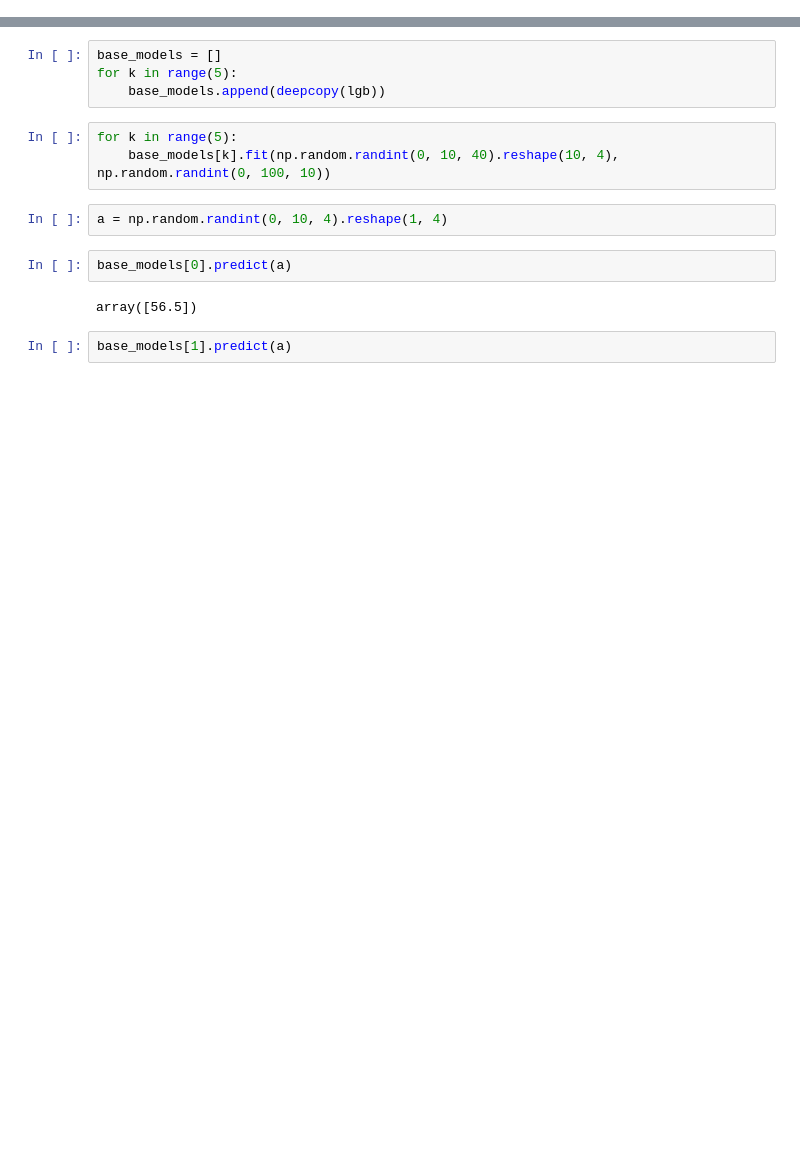
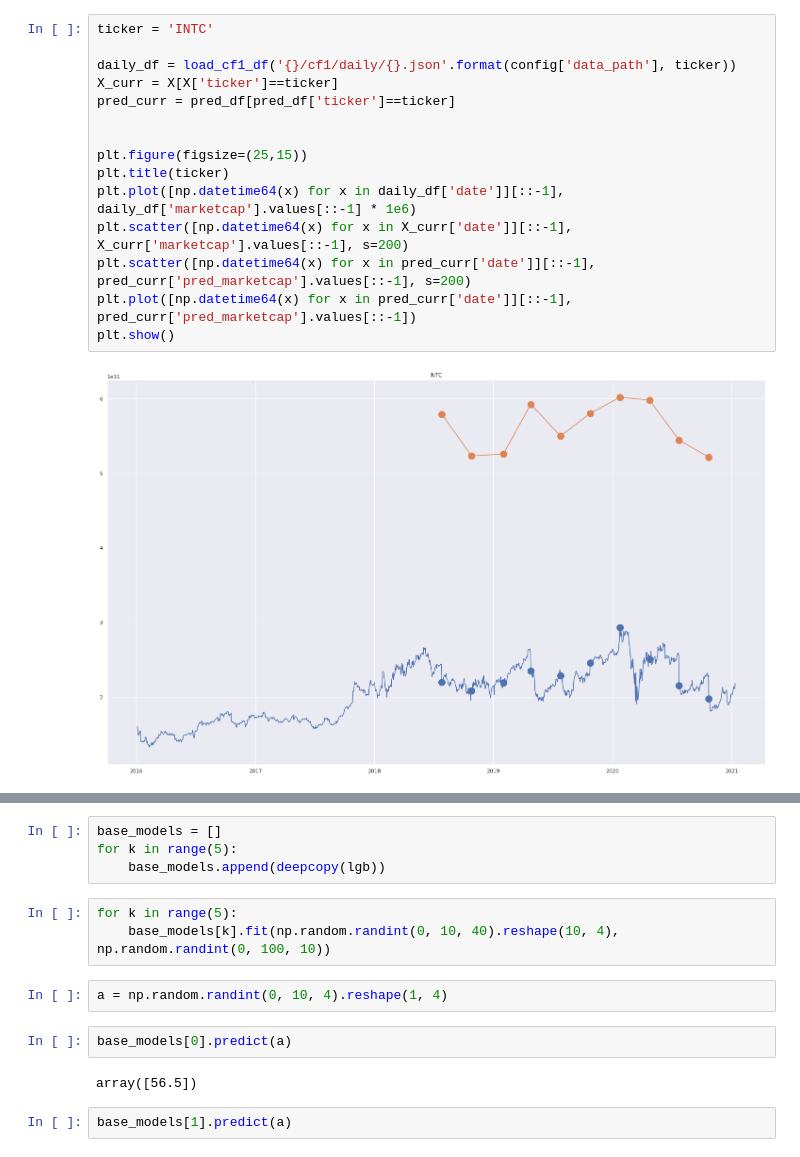
Before and after one commit to fartuk/ml_investment, a Jupyter notebook: dev.ipynb, the cells around one changed output, grey strips where cells are left out. Saved outputs shown, nothing was run; the diff lists cells and outputs as text; blank space fills up the shorter version.

```diff
--- a/dev.ipynb
+++ b/dev.ipynb
@@ -314,0 +176,17 @@ X[X['ticker']=='DBD']
+# %%
+ticker = 'INTC'
+
+daily_df = load_cf1_df('{}/cf1/daily/{}.json'.format(config['data_path'], ticker))
+X_curr = X[X['ticker']==ticker]
+pred_curr = pred_df[pred_df['ticker']==ticker]
+
+
+plt.figure(figsize=(25,15))
+plt.title(ticker)
+plt.plot([np.datetime64(x) for x in daily_df['date']][::-1], daily_df['marketcap'].values[::-1] * 1e6)
+plt.scatter([np.datetime64(x) for x in X_curr['date']][::-1], X_curr['marketcap'].values[::-1], s=200)
+plt.scatter([np.datetime64(x) for x in pred_curr['date']][::-1], pred_curr['pred_marketcap'].values[::-1], s=200)
+plt.plot([np.datetime64(x) for x in pred_curr['date']][::-1], pred_curr['pred_marketcap'].values[::-1])
+plt.show()
+# %% [output]
+[figure, added]
```
Also changed, not shown: parts of 67 cells of this notebook, 7 other files.
